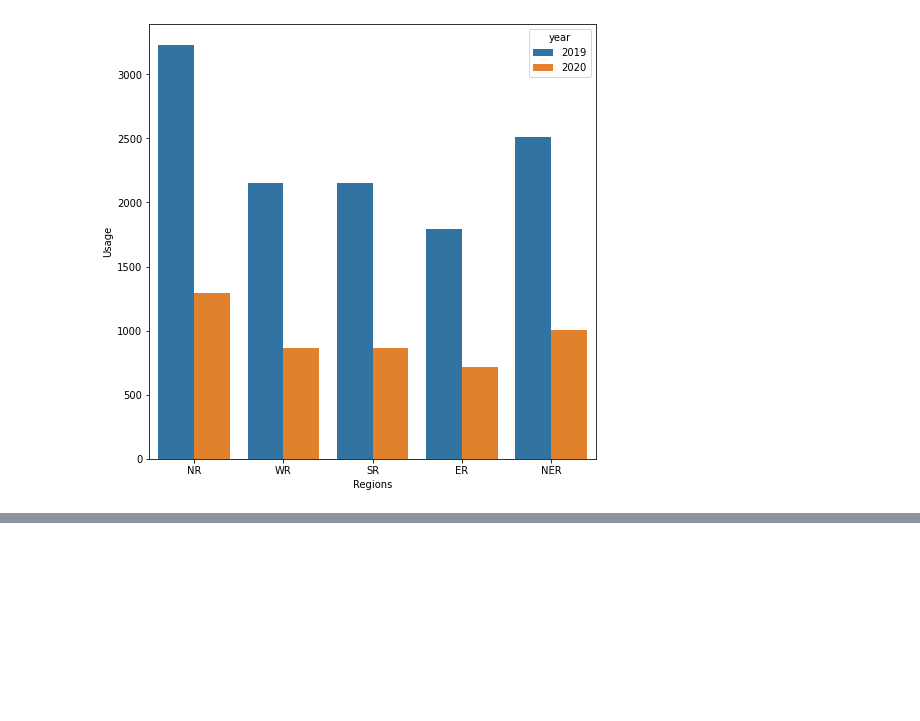
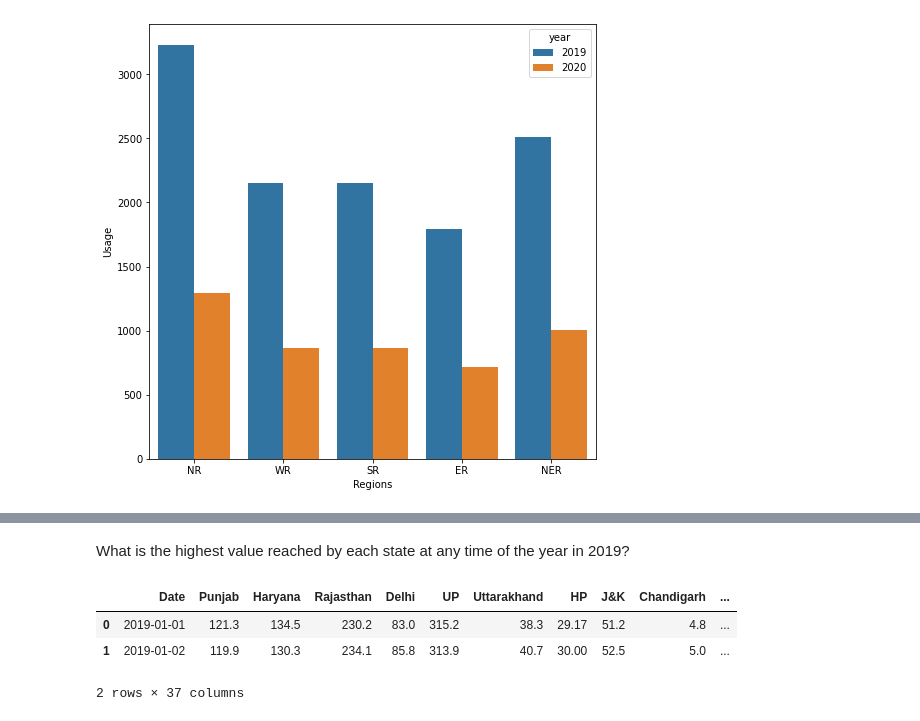
Before and after one commit to pratikshakirolkar/Final_Electricity_Proejct, a Jupyter notebook: Basic_Visualization.ipynb, the cells around one changed output, grey strips where cells are left out. Cells and saved outputs as stored; diff of their text form; code cells hidden in the pictures; blank space fills up the shorter version.

```diff
--- a/Basic_Visualization.ipynb
+++ b/Basic_Visualization.ipynb
@@ -466,0 +545,9 @@ right_bars = bars[half:]
+# %% [markdown]
+What is the highest value reached by each state at any time of the year in 2019?
+# %%
+data.head(2)
+# %% [output]
+|  | Date | Punjab | Haryana | Rajasthan | Delhi | UP | Uttarakhand | HP | J&K | Chandigarh | ... |
+| 0 | 2019-01-01 | 121.3 | 134.5 | 230.2 | 83.0 | 315.2 | 38.3 | 29.17 | 51.2 | 4.8 | ... |
+| 1 | 2019-01-02 | 119.9 | 130.3 | 234.1 | 85.8 | 313.9 | 40.7 | 30.00 | 52.5 | 5.0 | ... |
+2 rows × 37 columns
```
Also changed, not shown: parts of 20 cells of this notebook.
